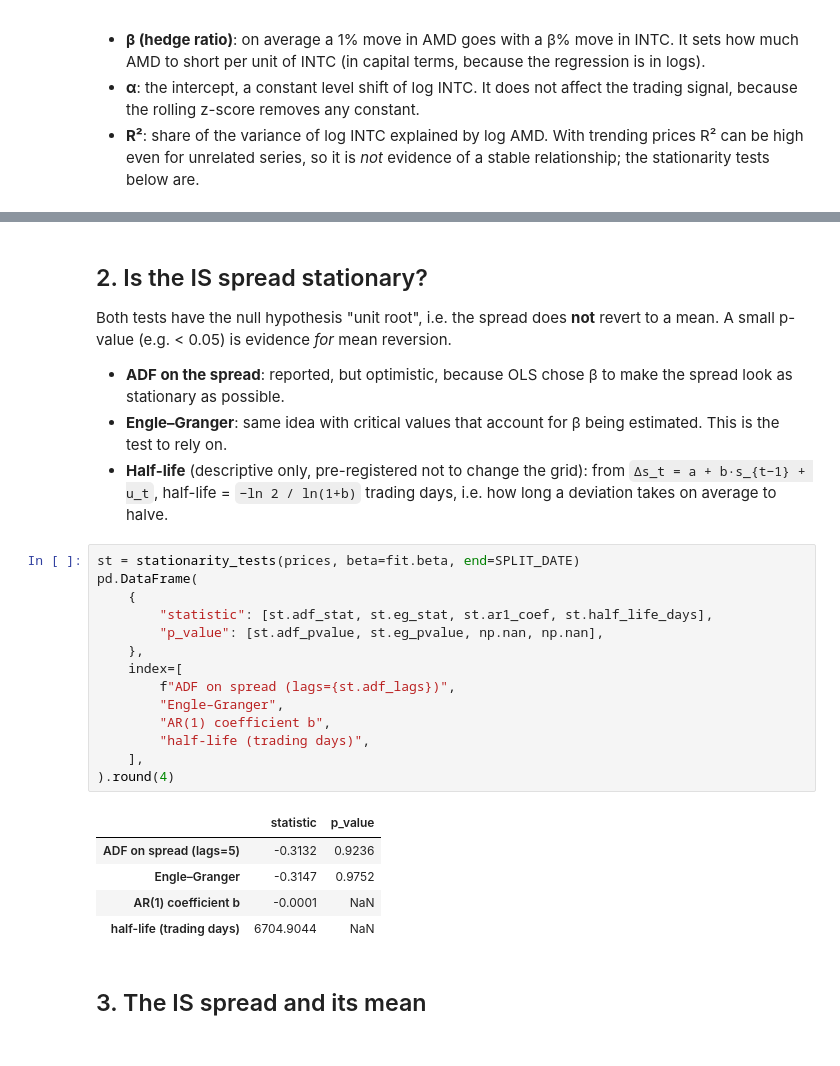
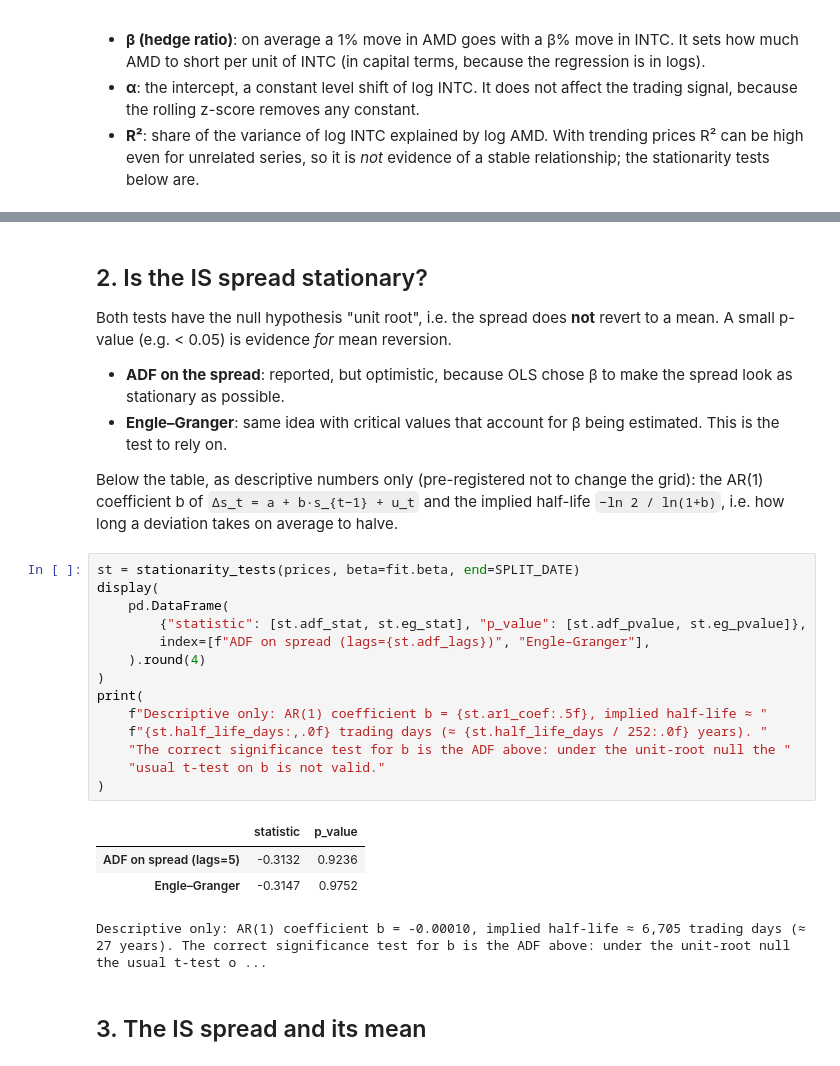
Before and after one commit to clotilderaffii/takehome_pairs-trading, a Jupyter notebook: notebooks/02_signal.ipynb, the cells around one changed output, grey strips where cells are left out. Saved outputs shown, nothing was run; the diff lists cells and outputs as text.

```diff
--- a/notebooks/02_signal.ipynb
+++ b/notebooks/02_signal.ipynb
@@ -83,27 +83,27 @@ Both tests have the null hypothesis "unit root", i.e. the spread does **not** re
 
 - **ADF on the spread**: reported, but optimistic, because OLS chose β to make the spread look as stationary as possible.
 - **Engle–Granger**: same idea with critical values that account for β being estimated. This is the test to rely on.
-- **Half-life** (descriptive only, pre-registered not to change the grid): from `Δs_t = a + b·s_{t−1} + u_t`, half-life = `−ln 2 / ln(1+b)` trading days, i.e. how long a deviation takes on average to halve.
+
+Below the table, as descriptive numbers only (pre-registered not to change the grid): the AR(1) coefficient b of `Δs_t = a + b·s_{t−1} + u_t` and the implied half-life `−ln 2 / ln(1+b)`, i.e. how long a deviation takes on average to halve.
 # %%
 st = stationarity_tests(prices, beta=fit.beta, end=SPLIT_DATE)
-pd.DataFrame(
-    {
-        "statistic": [st.adf_stat, st.eg_stat, st.ar1_coef, st.half_life_days],
-        "p_value": [st.adf_pvalue, st.eg_pvalue, np.nan, np.nan],
-    },
-    index=[
-        f"ADF on spread (lags={st.adf_lags})",
-        "Engle–Granger",
-        "AR(1) coefficient b",
-        "half-life (trading days)",
-    ],
-).round(4)
+display(
+    pd.DataFrame(
+        {"statistic": [st.adf_stat, st.eg_stat], "p_value": [st.adf_pvalue, st.eg_pvalue]},
+        index=[f"ADF on spread (lags={st.adf_lags})", "Engle–Granger"],
+    ).round(4)
+)
+print(
+    f"Descriptive only: AR(1) coefficient b = {st.ar1_coef:.5f}, implied half-life ≈ "
+    f"{st.half_life_days:,.0f} trading days (≈ {st.half_life_days / 252:.0f} years). "
+    "The correct significance test for b is the ADF above: under the unit-root null the "
+    "usual t-test on b is not valid."
+)
 # %% [output]
 |  | statistic | p_value |
 | ADF on spread (lags=5) | -0.3132 | 0.9236 |
 | Engle–Granger | -0.3147 | 0.9752 |
-| AR(1) coefficient b | -0.0001 | NaN |
-| half-life (trading days) | 6704.9044 | NaN |
+Descriptive only: AR(1) coefficient b = -0.00010, implied half-life ≈ 6,705 trading days (≈ 27 years). The correct significance test for b is the ADF above: under the unit-root null the usual t-test o ...
 # %% [markdown]
 ## 3. The IS spread and its mean
 # %%
```
Also changed, not shown: parts of 10 cells of this notebook, 12 other files.
